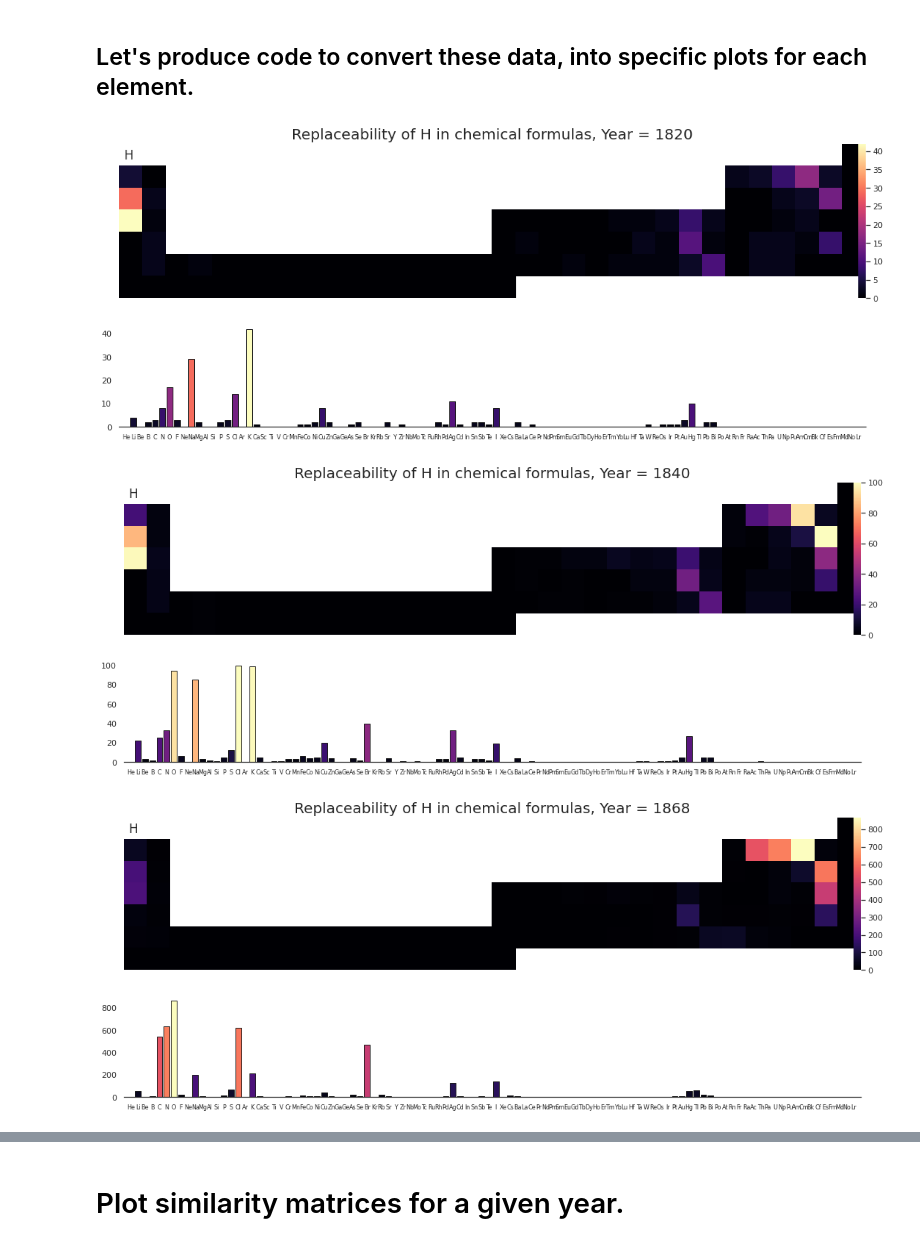
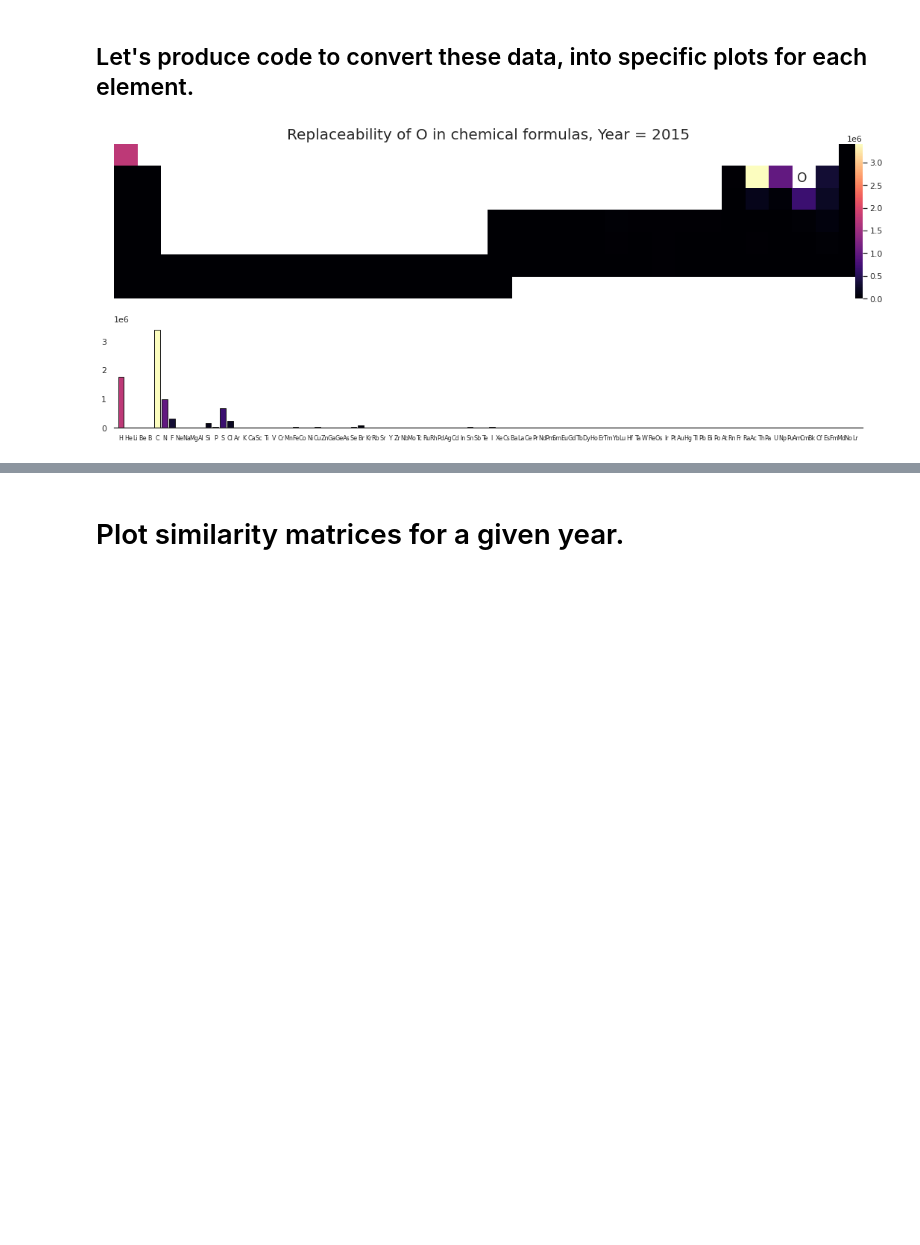
Before and after one commit to doncamilom/1868_SubstancesStudy, a Jupyter notebook: Notebooks/Similarity.ipynb, the cells around one changed output, grey strips where cells are left out. Saved outputs shown, nothing was run; the diff lists cells and outputs as text; code cells hidden in the pictures; blank space fills up the shorter version.

```diff
--- a/Notebooks/Similarity.ipynb
+++ b/Notebooks/Similarity.ipynb
@@ -106,9 +106,7 @@ def plot_SimPTBar(simMat_yr,year,element,min_yr):
     else:                tab = 0.02
     ax.text(Y+tab,X+0.7,element,fontsize=17)
 # %%
-for y in [1820,1840,1868,1980]:#,2015]:
-    plot_SimPTBar(simMat_yr,y,'H',min_yr)
+for y in [2015]:
+    plot_SimPTBar(simMat_yr,y,'O',min_yr)
 # %% [output]
-[figure, old version]
+[figure, new version]
-[figure, removed]
-[figure, removed]
```
Also changed, not shown: parts of 36 cells of this notebook, 15 other files.
